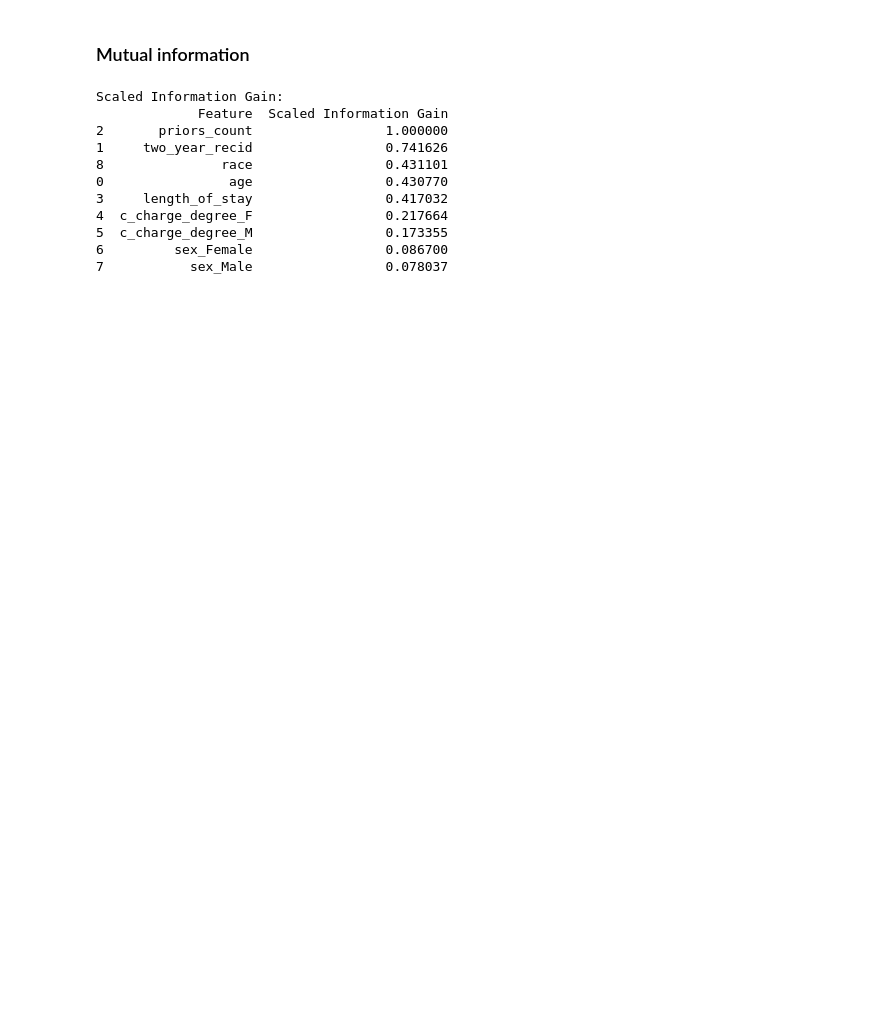
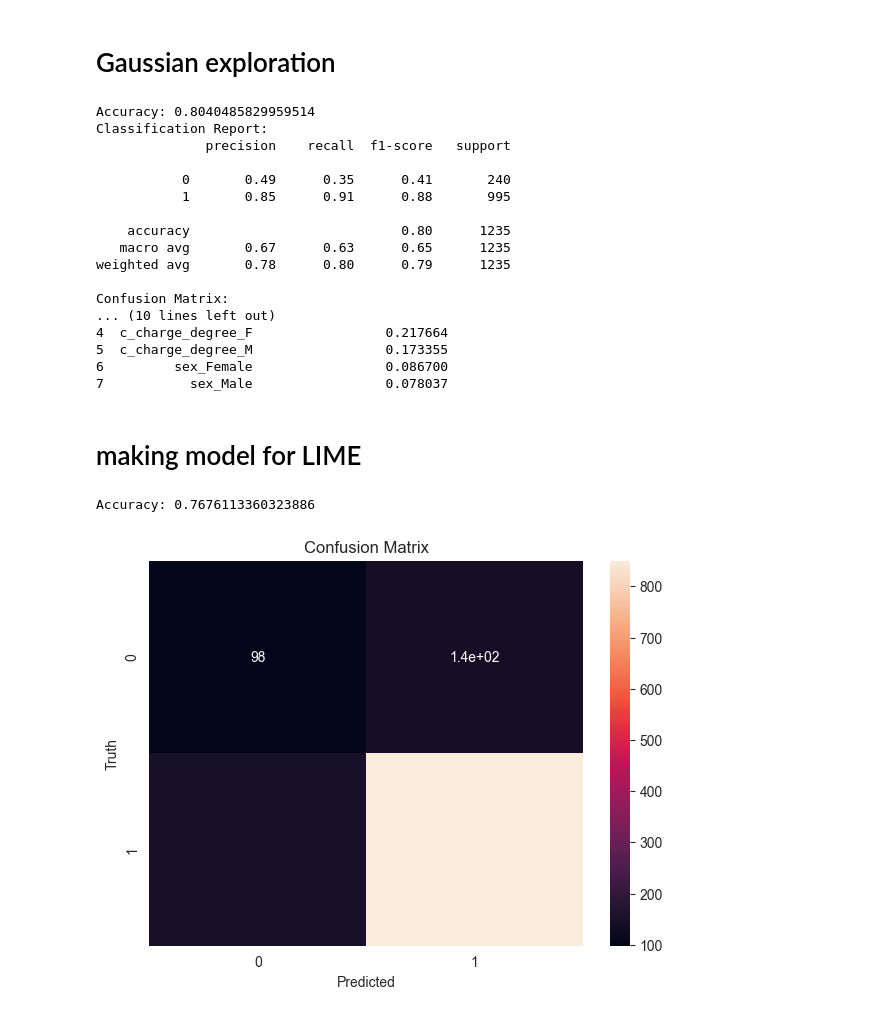
Before and after one commit to gardan4/Lime-Enhancements, a Jupyter notebook: Experiments_NB.ipynb, the cells around one changed output. Drawn from its saved outputs; the diff is of its cells as text; code cells hidden in the pictures; blank space fills up the shorter version.

```diff
--- a/Experiments_NB.ipynb
+++ b/Experiments_NB.ipynb
@@ -73,6 +35,24 @@ from sklearn.feature_selection import mutual_info_classif
-# %% [markdown]
-### Mutual information
+# %% [markdown]
+# Gaussian exploration
 # %%
+X_train, X_test, y_train, y_test = train_test_split(X, y, train_size=0.8, test_size=0.2, random_state=32, shuffle=True)
+
+model = GaussianNB()
+model.fit(X_train, y_train)
+
+y_pred = model.predict(X_test)
+accuracy = accuracy_score(y_test, y_pred)
+print(f'Accuracy: {accuracy}')
+print('Classification Report:')
+print(classification_report(y_test, y_pred))
+
+conf_matrix = confusion_matrix(y_test, y_pred)
+print('Confusion Matrix:')
+print(conf_matrix)
+
+
+from sklearn.feature_selection import mutual_info_classif
+
 information_gain = mutual_info_classif(X, y, discrete_features='auto', random_state=42)
 
 scaled_information_gain = information_gain / information_gain.max()
@@ -83,14 +63,36 @@ information_gain_df = information_gain_df.sort_values(by='Scaled Information Gai
 print("\nScaled Information Gain:")
 print(information_gain_df)
 # %% [output]
-Scaled Information Gain:
-             Feature  Scaled Information Gain
-2       priors_count                 1.000000
-1     two_year_recid                 0.741626
-8               race                 0.431101
-0                age                 0.430770
-3     length_of_stay                 0.417032
+Accuracy: 0.8040485829959514
+Classification Report:
+              precision    recall  f1-score   support
+
+           0       0.49      0.35      0.41       240
+           1       0.85      0.91      0.88       995
+
+    accuracy                           0.80      1235
+   macro avg       0.67      0.63      0.65      1235
+weighted avg       0.78      0.80      0.79      1235
+
+Confusion Matrix:
+... (10 lines left out)
 4  c_charge_degree_F                 0.217664
 5  c_charge_degree_M                 0.173355
 6         sex_Female                 0.086700
 7           sex_Male                 0.078037
+# %% [markdown]
+# making model for LIME
+# %%
+modelBuilder = ModelBuild('DecisionTree')
+model, accuracy, cm = modelBuilder.train_eval(X_train, y_train, X_test, y_test)
+
+print(f"Accuracy: {accuracy}")
+plt.figure(figsize=(7,5))
+sns.heatmap(cm, annot=True)
+plt.title('Confusion Matrix')
+plt.xlabel('Predicted')
+plt.ylabel('Truth')
+plt.show()
+# %% [output]
+Accuracy: 0.7676113360323886
+[figure, added]
```
Also changed, not shown: parts of 20 cells of this notebook, 1 other file.
